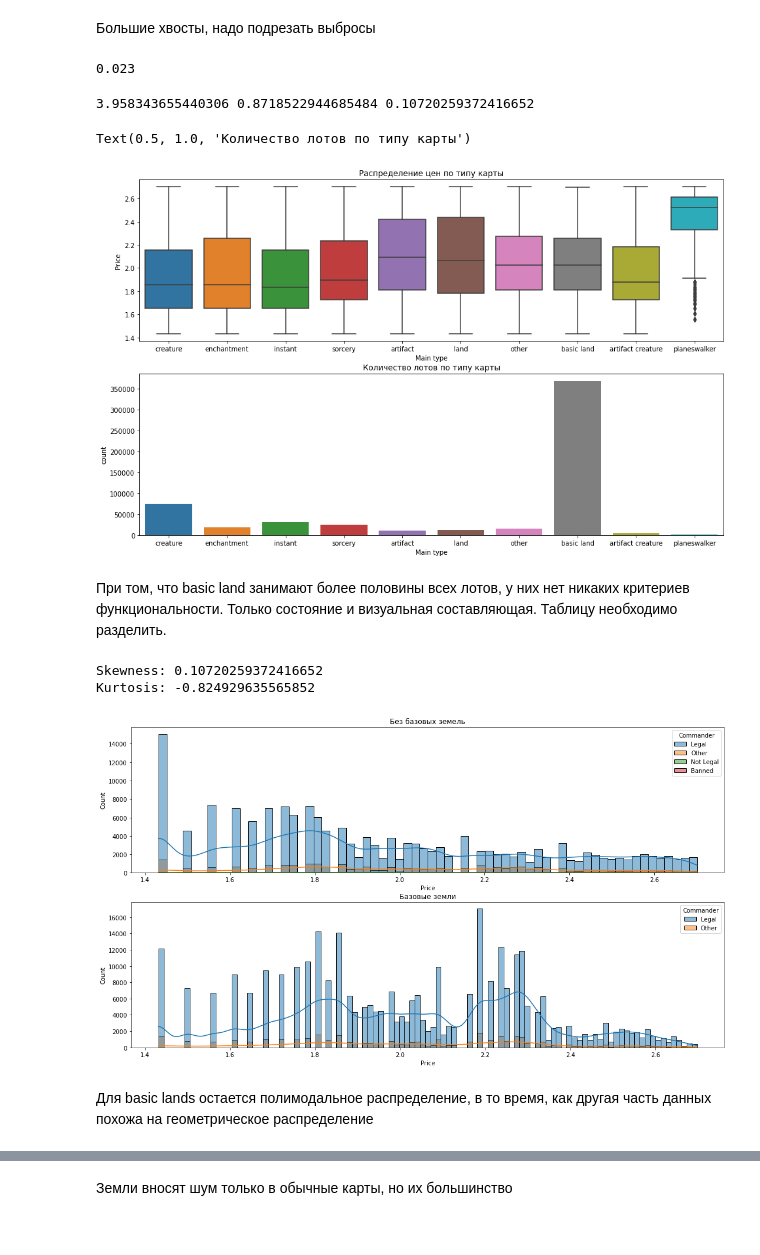
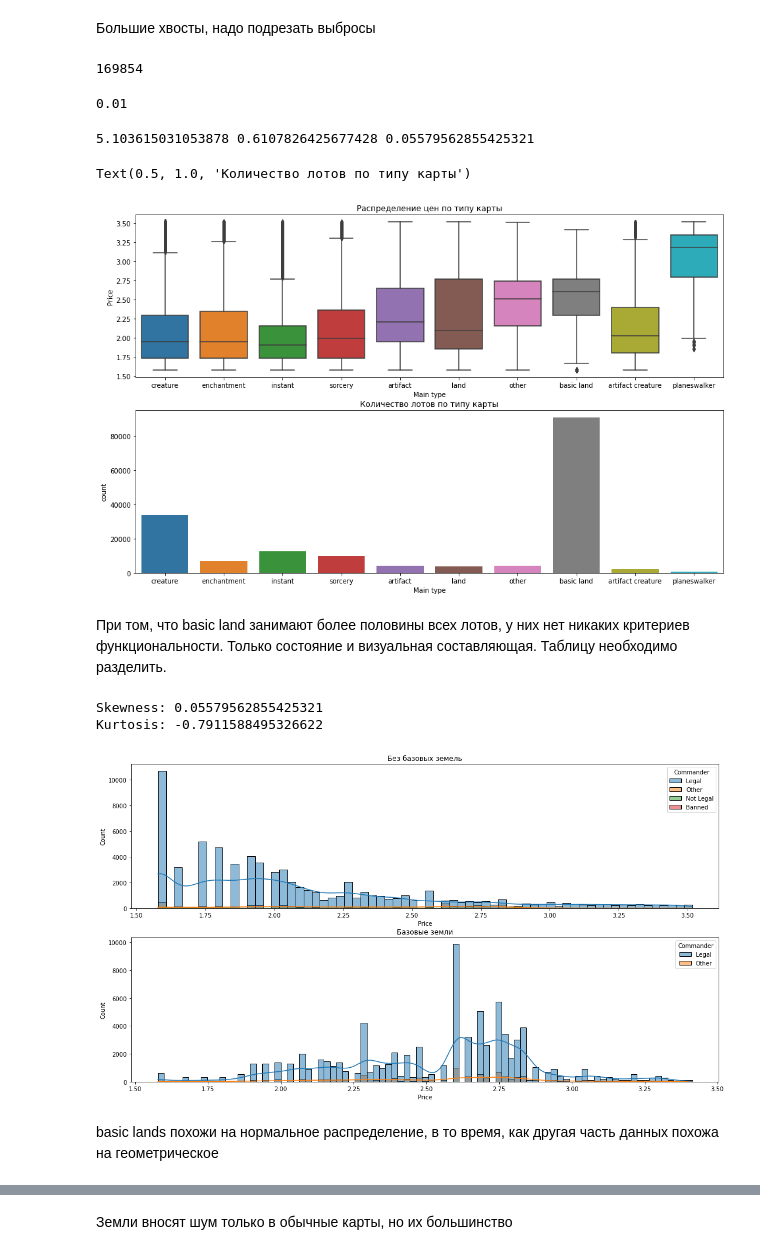
Before and after one commit to n1rvanana/Pet, a Jupyter notebook: Modelling/EDA.ipynb, the cells around one changed output, grey strips where cells are left out. Cells and saved outputs as stored; diff of their text form; code cells hidden in the pictures.

```diff
--- a/Modelling/EDA.ipynb
+++ b/Modelling/EDA.ipynb
@@ -13,3 +13,4 @@ import os
 path = os.path.abspath(os.path.join(os.path.dirname('EDA.ipynb'), '..', 'Parsing\\dataframes'))
 # %%
 df = pd.read_csv(path +'\\merged_df.csv')
+df = df[df['Qty'] > 0]
@@ -56,18 +64,22 @@ Text(0.5, 1.0, 'Распределение цены')
 # %% [markdown]
 Большие хвосты, надо подрезать выбросы
+# %%
+len(df)
+# %% [output]
+169854
 # %%
 # Подбираем порог адекватной цены, стараемся выкинуть поменьше строк
 print(round(len(df[(df['Price'] < 5) | (df['Price'] > 1000)]) / len(df), 3))
 df = df[(df['Price'] > 5) & (df['Price'] < 1001)]
 # %% [output]
-0.023
+0.01
 # %%
 std_skew = skew(df['Price'])
 log_skew = skew(np.log1p(df['Price']))
 boxcox_skew = skew(stats.boxcox(df['Price'])[0])
 print(std_skew, log_skew, boxcox_skew)
 # %% [output]
-3.958343655440306 0.8718522944685484 0.10720259372416652
+5.103615031053878 0.6107826425677428 0.05579562855425321
 # %%
 df['Price'], lmbda = stats.boxcox(df['Price'])
 # %%
@@ -78,24 +90,24 @@ sns.countplot(x = df['Main type'], ax = ax2)
 ax2.set_title('Количество лотов по типу карты')
 # %% [output]
 Text(0.5, 1.0, 'Количество лотов по типу карты')
-[figure, old version]
+[figure, new version]
 # %% [markdown]
 При том, что basic land занимают более половины всех лотов, у них нет никаких критериев функциональности. Только состояние и визуальная составляющая. Таблицу необходимо разделить.
 # %%
 f, (ax1, ax2) = plt.subplots(nrows=2, figsize=(18, 10))
 bcskew = skew(df['Price'])
 bckurtosis = kurtosis(df['Price'])
-sns.histplot(data = df[df['Main type'] != 'basic land'], x = 'Price', kde = 'True', hue = 'Commander', ax = ax1)
+sns.histplot(data = df[(df['Main type'] != 'basic land') ], x = 'Price', kde = 'True', hue = 'Commander', ax = ax1)
 ax1.set_title('Без базовых земель')
-sns.histplot(data = df[df['Main type'] == 'basic land'], x = 'Price', kde = 'True', hue = 'Commander', ax = ax2)
+sns.histplot(data = df[(df['Main type'] == 'basic land') ], x = 'Price', kde = 'True', hue = 'Commander', ax = ax2)
 ax2.set_title('Базовые земли')
 print(f'Skewness: {bcskew} \nKurtosis: {bckurtosis}')
 # %% [output]
-Skewness: 0.10720259372416652
-Kurtosis: -0.824929635565852
+Skewness: 0.05579562855425321
+Kurtosis: -0.7911588495326622
-[figure, old version]
+[figure, new version]
 # %% [markdown]
-Для basic lands остается полимодальное распределение, в то время, как другая часть данных похожа на геометрическое распределение
+basic lands похожи на нормальное распределение, в то время, как другая часть данных похожа на геометрическое
 # %%
 plt.figure(figsize=(12,4))
 sns.violinplot(x='Rarity', y='Price', data=df[df['Main type'] != 'basic land'], hue = 'Quality')
```
Also changed, not shown: parts of 28 cells of this notebook, 2 other files.
